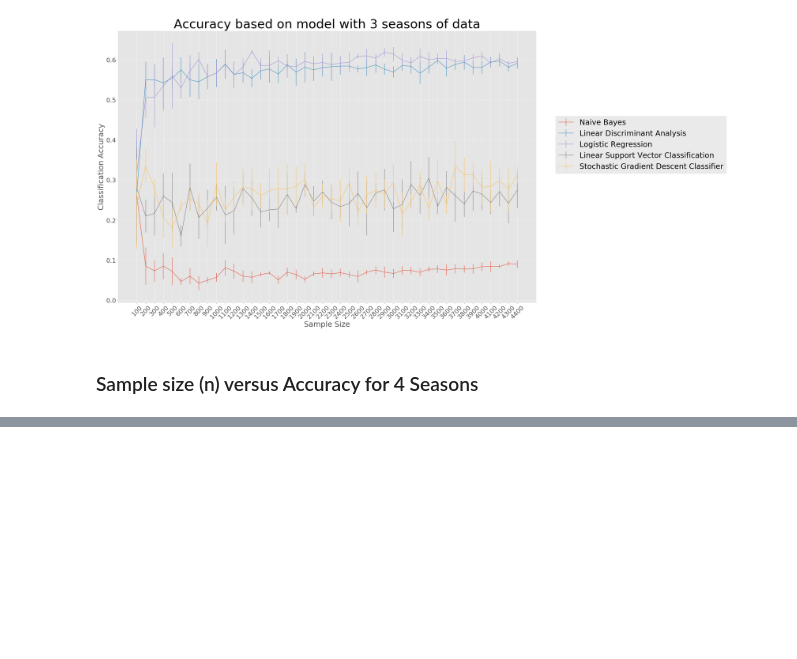
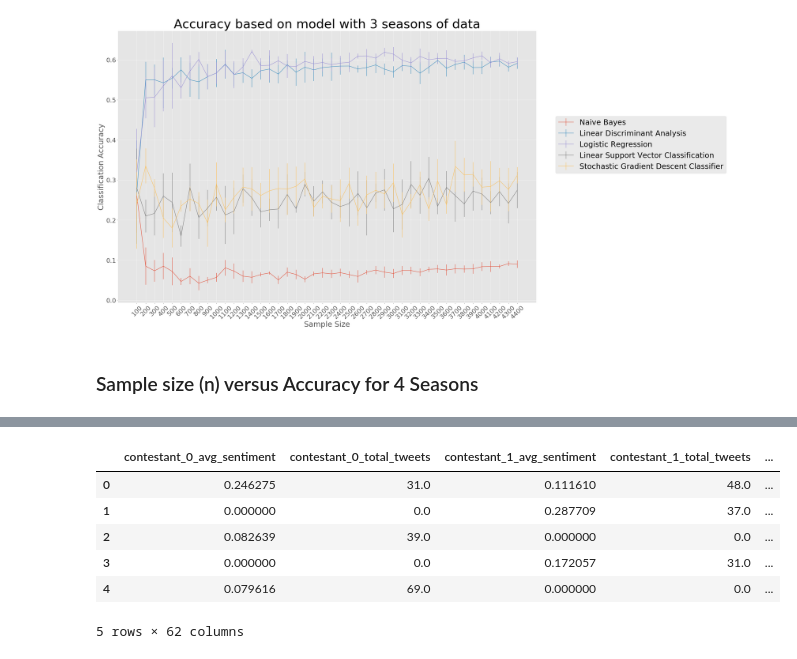
Before and after one commit to sarahbashir/realityTV_project, a Jupyter notebook: CS_proj.ipynb, the cells around one changed output, grey strips where cells are left out. Drawn from its saved outputs; the diff is of its cells as text; code cells hidden in the pictures; blank space fills up the shorter version.

```diff
--- a/CS_proj.ipynb
+++ b/CS_proj.ipynb
@@ -338,0 +345,12 @@ graph_data(6000, "overall4", "Accuracy based on model with 4 seasons of data")
+# %%
+globaldata = initialize_globaldf()
+data4 = make_data("Bachelorette_2018_wGarrett.csv", 14, "Garrett", 5)
+data4
+# %% [output]
+|  | contestant_0_avg_sentiment | contestant_0_total_tweets | contestant_1_avg_sentiment | contestant_1_total_tweets | ... |
+| 0 | 0.246275 | 31.0 | 0.111610 | 48.0 | ... |
+| 1 | 0.000000 | 0.0 | 0.287709 | 37.0 | ... |
+| 2 | 0.082639 | 39.0 | 0.000000 | 0.0 | ... |
+| 3 | 0.000000 | 0.0 | 0.172057 | 31.0 | ... |
+| 4 | 0.079616 | 69.0 | 0.000000 | 0.0 | ... |
+5 rows × 62 columns
```
Also changed, not shown: parts of 3 cells of this notebook, 8 other files.
